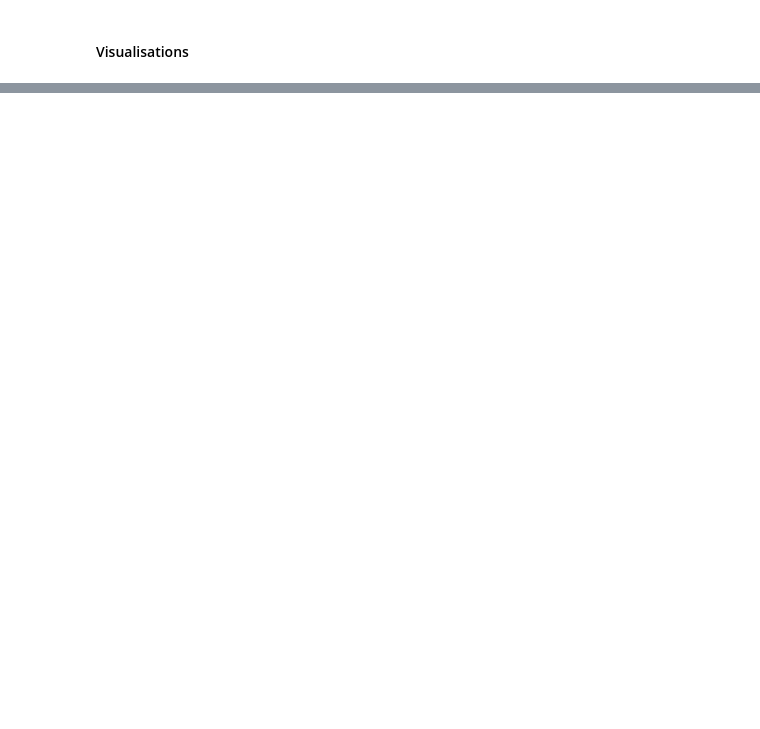
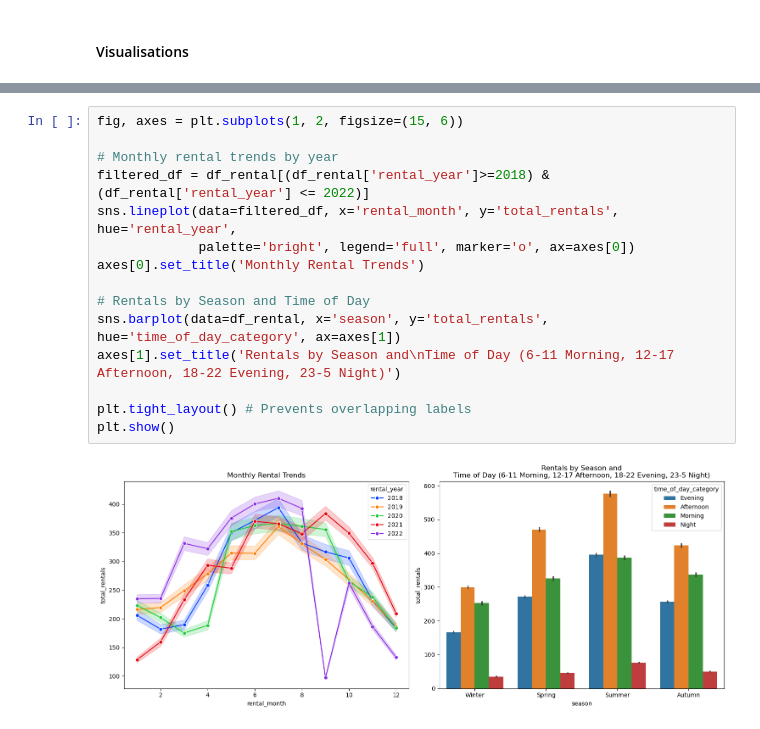
Before and after one commit to morinousagi/elt-dbt-gx-londonbike, a Jupyter notebook: eda_london_bicycles.ipynb, the cells around one changed output, grey strips where cells are left out. Cells and saved outputs as stored; diff of their text form; blank space fills up the shorter version.

Commit message:
update plots

```diff
--- a/eda_london_bicycles.ipynb
+++ b/eda_london_bicycles.ipynb
@@ -188,0 +135,17 @@ plt.show()
+# %%
+fig, axes = plt.subplots(1, 2, figsize=(15, 6))
+
+# Monthly rental trends by year
+filtered_df = df_rental[(df_rental['rental_year']>=2018) & (df_rental['rental_year'] <= 2022)]
+sns.lineplot(data=filtered_df, x='rental_month', y='total_rentals', hue='rental_year',
+             palette='bright', legend='full', marker='o', ax=axes[0])
+axes[0].set_title('Monthly Rental Trends')
+
+# Rentals by Season and Time of Day
+sns.barplot(data=df_rental, x='season', y='total_rentals', hue='time_of_day_category', ax=axes[1])
+axes[1].set_title('Rentals by Season and\nTime of Day (6-11 Morning, 12-17 Afternoon, 18-22 Evening, 23-5 Night)')
+
+plt.tight_layout() # Prevents overlapping labels
+plt.show()
+# %% [output]
+[figure, added]
```
Also changed, not shown: parts of 15 cells of this notebook.
